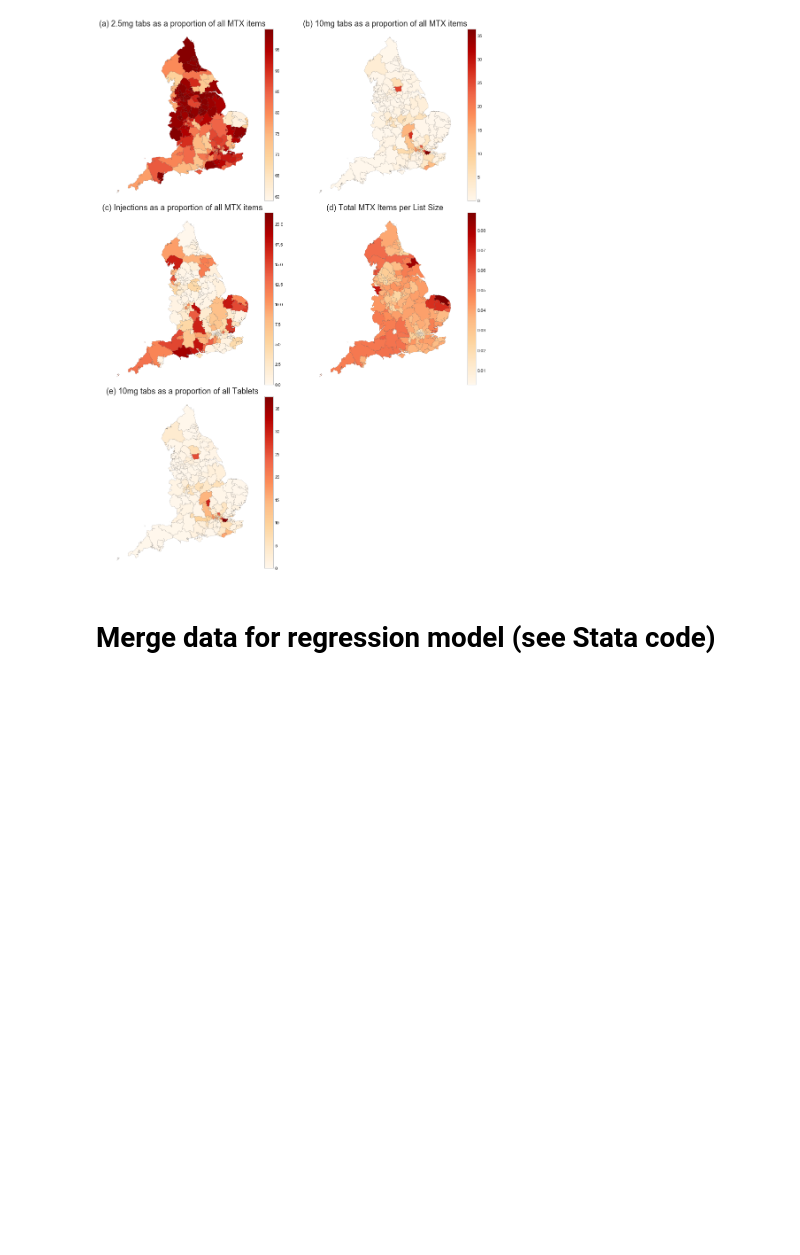
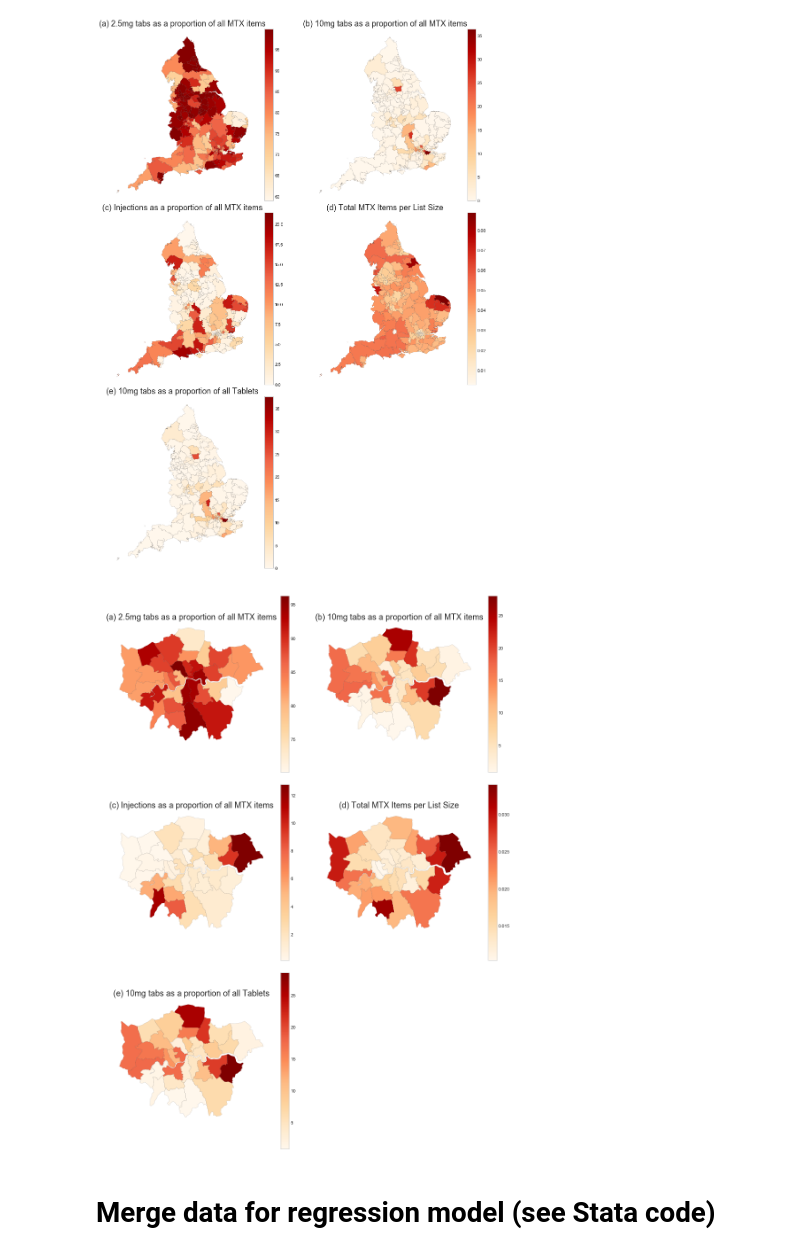
Before and after one commit to ebmdatalab/Methotrexate, a Jupyter notebook: MTX using Antibiotics_practice_level_v8.ipynb, the cells around one changed output. Cells and saved outputs as stored; diff of their text form; code cells hidden in the pictures; blank space fills up the shorter version.

```diff
--- a/MTX using Antibiotics_practice_level_v8.ipynb
+++ b/MTX using Antibiotics_practice_level_v8.ipynb
@@ -631,6 +634,71 @@ plt.savefig('maps.png', format='png', dpi=300,bbox_inches='tight')
 plt.show()
 # %% [output]
 [figure]
+# %%
+# from our API https://openprescribing.net/api/1.0/org_location/?org_type=ccg
+ccgs = gpd.read_file('ccgs.json').set_index('name')
+
+ccgs = ccgs[~ccgs['geometry'].isnull()]  # remove ones without geometry - these are federations rather than individual CCGs
+gdf = ccgs.join(map_data)
+gdf = gdf.loc[(gdf["pct"]=="08H")
+              | (gdf["pct"]=="07L")
+              | (gdf["pct"]=="07M")
+              | (gdf["pct"]=="07N")
+              | (gdf["pct"]=="8M")
+              | (gdf["pct"]=="07P")
+              | (gdf["pct"]=="07Q")
+              | (gdf["pct"]=="07R")
+              | (gdf["pct"]=="09A")
+              | (gdf["pct"]=="07T")
+              | (gdf["pct"]=="07V")
+              | (gdf["pct"]=="07X")
+              | (gdf["pct"]=="07W")
+              | (gdf["pct"]=="08A")
+              | (gdf["pct"]=="08C")
+              | (gdf["pct"]=="08D")
+              | (gdf["pct"]=="08E")
+              | (gdf["pct"]=="08F")
+              | (gdf["pct"]=="08G")
+              | (gdf["pct"]=="07Y")
+              | (gdf["pct"]=="08J")
+              | (gdf["pct"]=="08K")
+              | (gdf["pct"]=="08L")
+              | (gdf["pct"]=="08R")
+              | (gdf["pct"]=="08Q")
+              | (gdf["pct"]=="08T")
+              | (gdf["pct"]=="08V")
+              | (gdf["pct"]=="08W")
+              | (gdf["pct"]=="08X")
+              | (gdf["pct"]=="08Y")
+              | (gdf["pct"]=="08M")
+              | (gdf["pct"]=="08N")
+              | (gdf["pct"]=="08P")
+              ]
+            #zoom in London
+
+# set sort order of measures manually, and add grid refs to position each subplot:
+s = [(0,'2.5mg tabs',0,0,'(a) 2.5mg tabs as a proportion of all MTX items'),
+     (1,'10mg tabs',0,1,'(b) 10mg tabs as a proportion of all MTX items'),
+     (2,'injections',1,0,'(c) Injections as a proportion of all MTX items'),
+     (3,'total_mtx_items',1,1, '(d) Total MTX Items per List Size'),
+    (4,'10mg measure',2,0, '(e) 10mg tabs as a proportion of all Tablets')]
+
+fig = plt.figure(figsize=(16,30))
+gs = gridspec.GridSpec(4,2)  # grid layout for subplots
+
+for i in s:
+    ax = plt.subplot(gs[i[2], i[3]])  # position of subplot in grid using coordinates listed in s
+    gdf.plot(ax=ax,column=i[1],  edgecolor='black', linewidth=0.1, legend=True, cmap='OrRd')
+    ax.set_aspect(1.63)
+    ax.set_title(i[4],size = 18)
+    plt.axis('off')
+
+plt.subplots_adjust(wspace = 0.05,hspace = 0.07)
+plt.savefig('maps.png', format='png', dpi=300,bbox_inches='tight')
+
+plt.show()
+# %% [output]
+[figure, added]
 # %% [markdown]
 # Merge data for regression model (see Stata code)
 # %%
```
Also changed, not shown: parts of 3 cells of this notebook, 3 other files.
